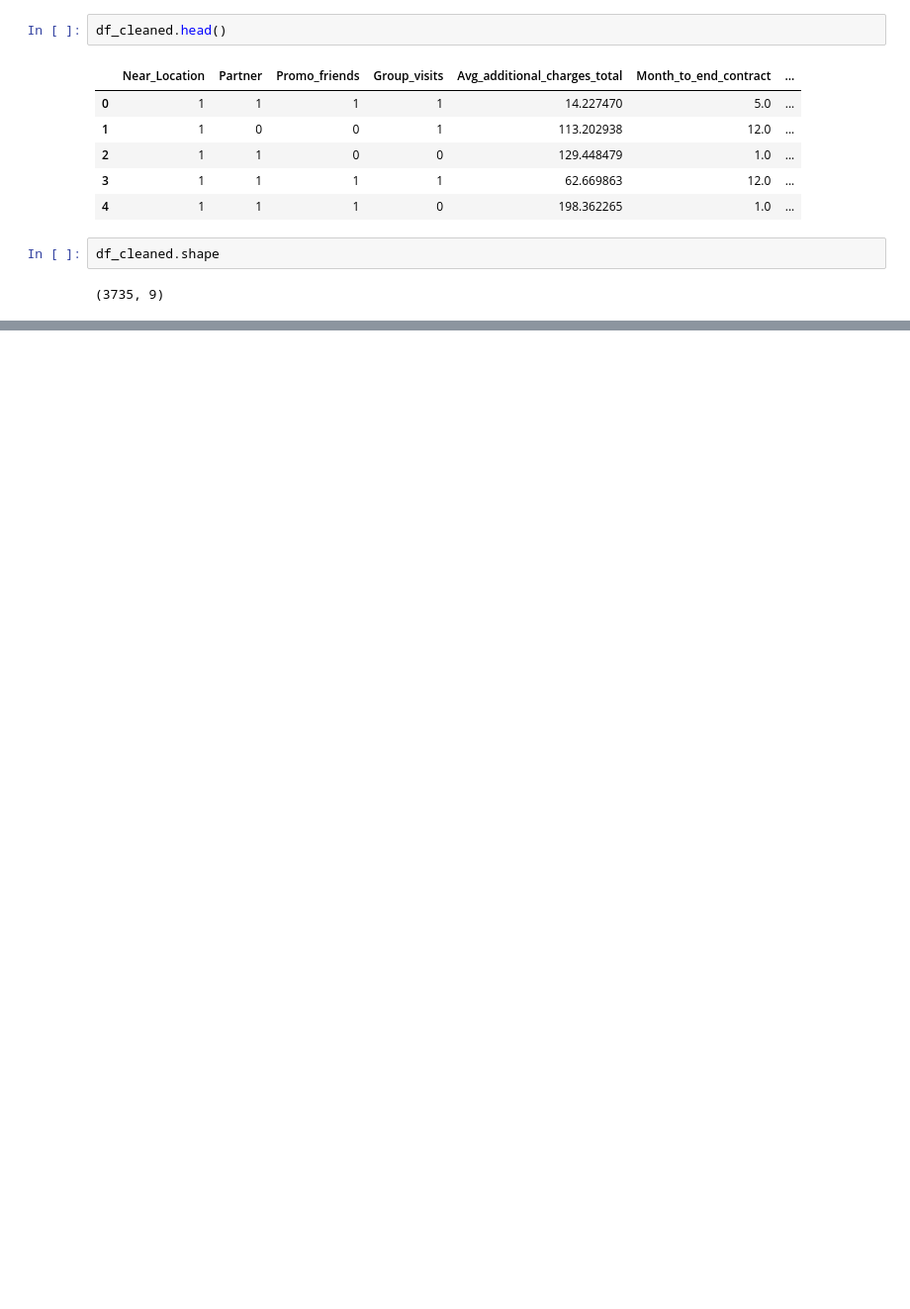
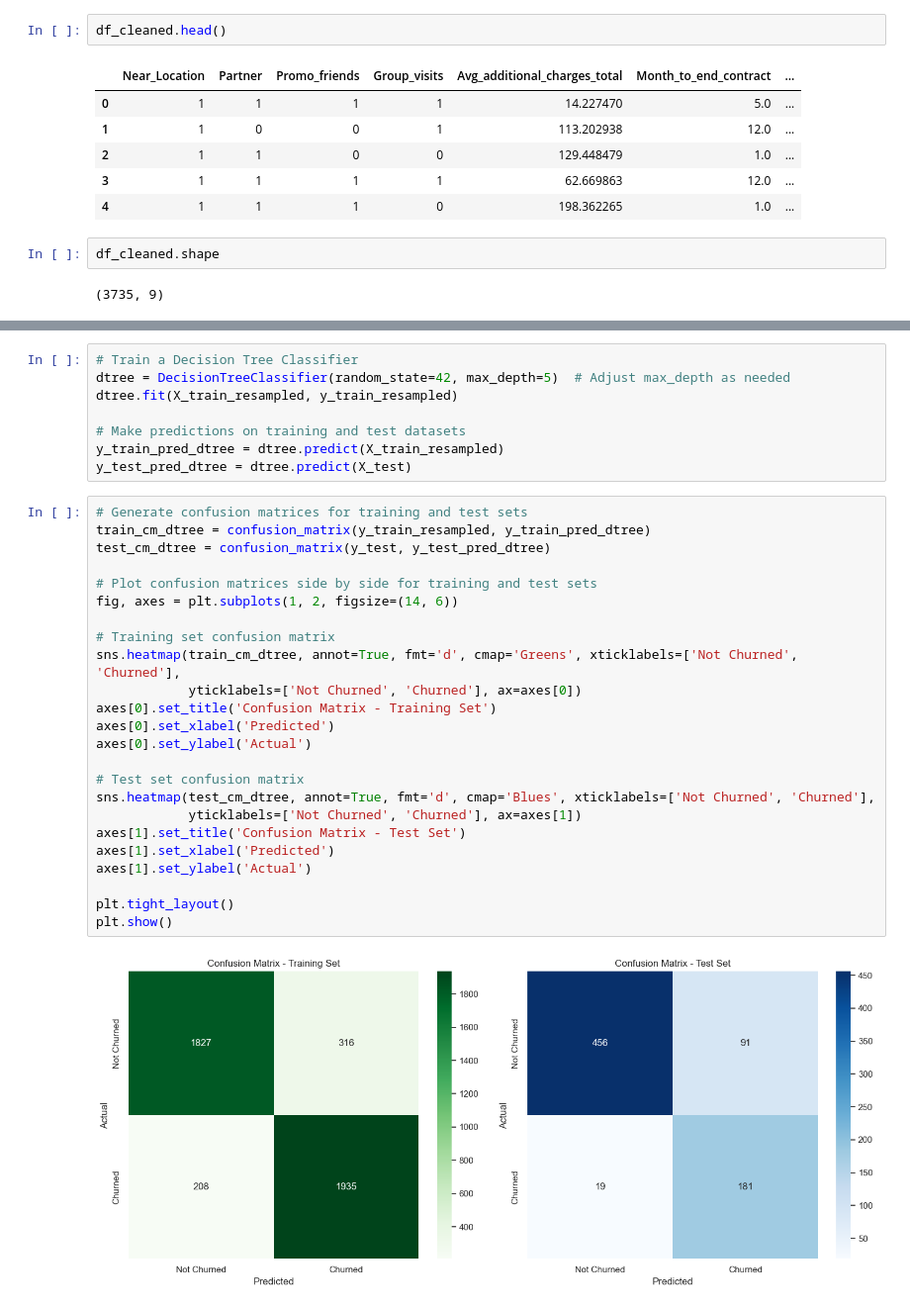
Before and after one commit to LEAN-96/Gym-Retention-Prediction, a Jupyter notebook: notebooks/gym_retention_prediction.ipynb, the cells around one changed output, grey strips where cells are left out. Shown at 99% size. Saved outputs shown, nothing was run; the diff lists cells and outputs as text; blank space fills up the shorter version.

```diff
--- a/notebooks/gym_retention_prediction.ipynb
+++ b/notebooks/gym_retention_prediction.ipynb
@@ -1733,0 +1285,34 @@ Decision Tree - Cross-Validation Accuracy (Test Set): 0.85
+# %%
+# Train a Decision Tree Classifier
+dtree = DecisionTreeClassifier(random_state=42, max_depth=5)  # Adjust max_depth as needed
+dtree.fit(X_train_resampled, y_train_resampled)
+
+# Make predictions on training and test datasets
+y_train_pred_dtree = dtree.predict(X_train_resampled)
+y_test_pred_dtree = dtree.predict(X_test)
+# %%
+# Generate confusion matrices for training and test sets
+train_cm_dtree = confusion_matrix(y_train_resampled, y_train_pred_dtree)
+test_cm_dtree = confusion_matrix(y_test, y_test_pred_dtree)
+
+# Plot confusion matrices side by side for training and test sets
+fig, axes = plt.subplots(1, 2, figsize=(14, 6))
+
+# Training set confusion matrix
+sns.heatmap(train_cm_dtree, annot=True, fmt='d', cmap='Greens', xticklabels=['Not Churned', 'Churned'],
+            yticklabels=['Not Churned', 'Churned'], ax=axes[0])
+axes[0].set_title('Confusion Matrix - Training Set')
+axes[0].set_xlabel('Predicted')
+axes[0].set_ylabel('Actual')
+
+# Test set confusion matrix
+sns.heatmap(test_cm_dtree, annot=True, fmt='d', cmap='Blues', xticklabels=['Not Churned', 'Churned'],
+            yticklabels=['Not Churned', 'Churned'], ax=axes[1])
+axes[1].set_title('Confusion Matrix - Test Set')
+axes[1].set_xlabel('Predicted')
+axes[1].set_ylabel('Actual')
+
+plt.tight_layout()
+plt.show()
+# %% [output]
+[figure, added]
```
Also changed, not shown: parts of 64 cells of this notebook, 1 other file.
